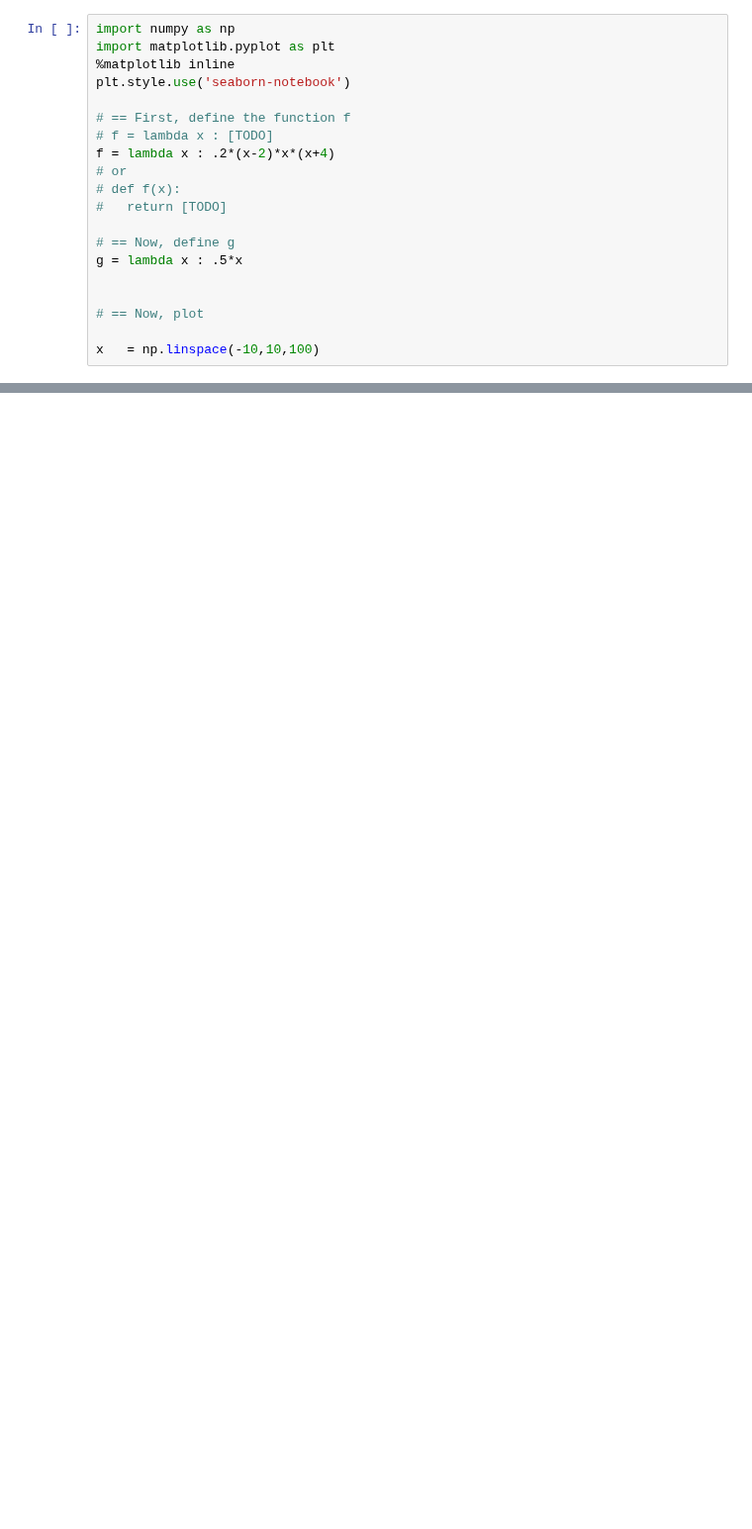
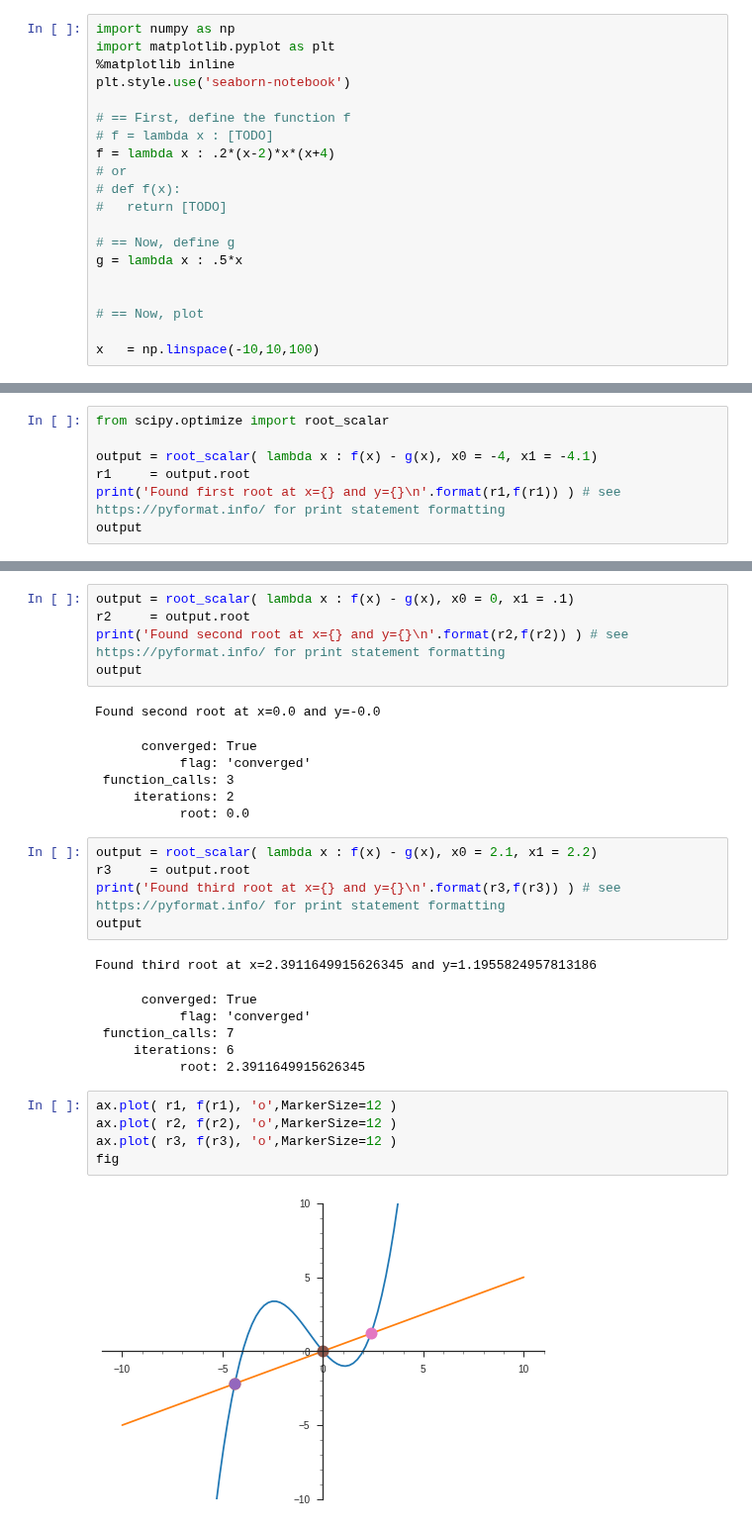
Before and after one commit to stephenbeckr/numerical-analysis-class, a Jupyter notebook: Demos/Ch2_Intersection_GraphingCalculator.ipynb, the cells around one changed output, grey strips where cells are left out. Shown at 99% size. Drawn from its saved outputs; the diff is of its cells as text; blank space fills up the shorter version.

```diff
--- a/Demos/Ch2_Intersection_GraphingCalculator.ipynb
+++ b/Demos/Ch2_Intersection_GraphingCalculator.ipynb
@@ -50,0 +56,7 @@ ax.minorticks_on()
+# %%
+from scipy.optimize import root_scalar
+
+output = root_scalar( lambda x : f(x) - g(x), x0 = -4, x1 = -4.1)
+r1     = output.root
+print('Found first root at x={} and y={}\n'.format(r1,f(r1)) ) # see https://pyformat.info/ for print statement formatting
+output
@@ -50,0 +70,31 @@ ax.minorticks_on()
+# %%
+output = root_scalar( lambda x : f(x) - g(x), x0 = 0, x1 = .1)
+r2     = output.root
+print('Found second root at x={} and y={}\n'.format(r2,f(r2)) ) # see https://pyformat.info/ for print statement formatting
+output
+# %% [output]
+Found second root at x=0.0 and y=-0.0
+      converged: True
+           flag: 'converged'
+ function_calls: 3
+     iterations: 2
+           root: 0.0
+# %%
+output = root_scalar( lambda x : f(x) - g(x), x0 = 2.1, x1 = 2.2)
+r3     = output.root
+print('Found third root at x={} and y={}\n'.format(r3,f(r3)) ) # see https://pyformat.info/ for print statement formatting
+output
+# %% [output]
+Found third root at x=2.3911649915626345 and y=1.1955824957813186
+      converged: True
+           flag: 'converged'
+ function_calls: 7
+     iterations: 6
+           root: 2.3911649915626345
+# %%
+ax.plot( r1, f(r1), 'o',MarkerSize=12 )
+ax.plot( r2, f(r2), 'o',MarkerSize=12 )
+ax.plot( r3, f(r3), 'o',MarkerSize=12 )
+fig
+# %% [output]
+[figure, added]
```
Also changed, not shown: parts of 8 cells of this notebook.
